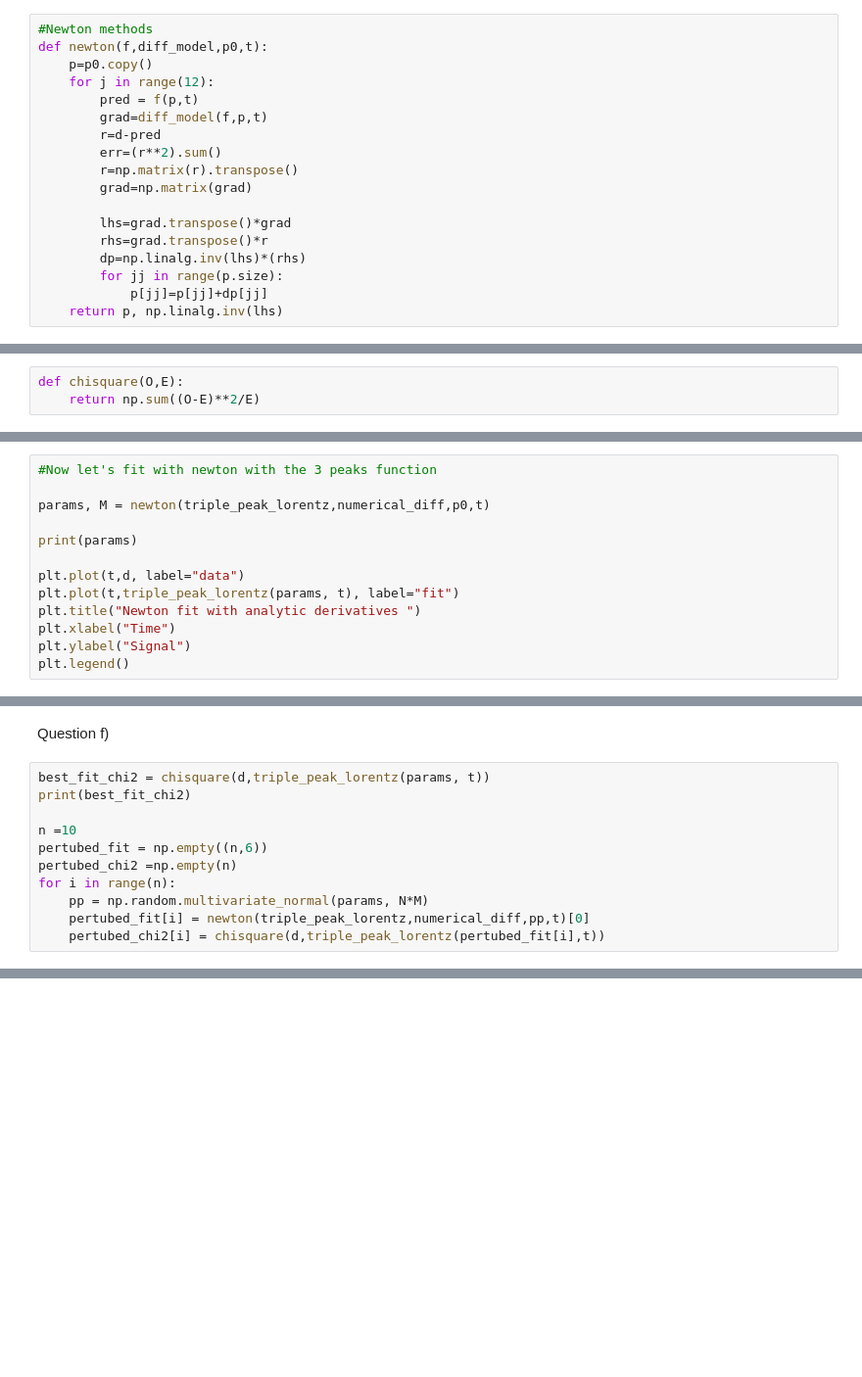
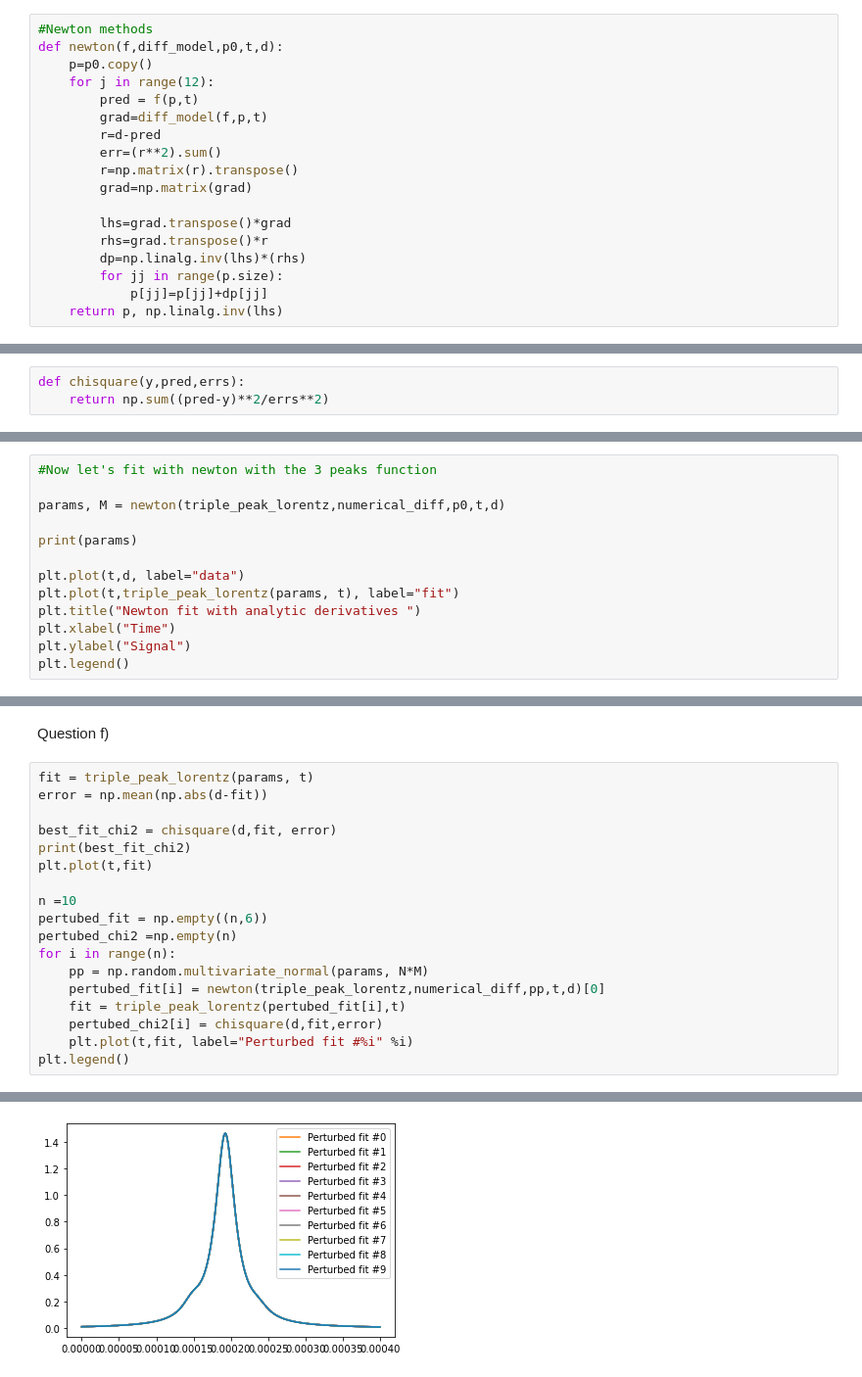
Before and after one commit to n-desjardins/phys512-2022, a Jupyter notebook: PSET4/pset4_notebook.ipynb, the cells around one changed output, grey strips where cells are left out. Shown: that part at 98% size. Drawn from its saved outputs; the diff is of its cells as text; blank space fills up the shorter version.

```diff
--- a/PSET4/pset4_notebook.ipynb
+++ b/PSET4/pset4_notebook.ipynb
@@ -50,7 +50,7 @@ def triple_peak_lorentz(p,t):
     return lorentz1+lorentz2+lorentz3
 # %%
 #Newton methods
-def newton(f,diff_model,p0,t):
+def newton(f,diff_model,p0,t,d):
     p=p0.copy()
     for j in range(12):
         pred = f(p,t)
@@ -89,5 +93,5 @@ def mcmc(fun,pars,trial_step,data,nstep=20000,T=1):
         chisq[i]=chi_cur
     return chain,chisq
 # %%
-def chisquare(O,E):
-    return np.sum((O-E)**2/E)
+def chisquare(y,pred,errs):
+    return np.sum((pred-y)**2/errs**2)
@@ -229,7 +242,7 @@ plt.legend()
 # %%
 #Now let's fit with newton with the 3 peaks function
 
-params, M = newton(triple_peak_lorentz,numerical_diff,p0,t)
+params, M = newton(triple_peak_lorentz,numerical_diff,p0,t,d)
 
 print(params)
 
@@ -276,14 +289,21 @@ As we can see the residuals have a lot of structure
 # %% [markdown]
 Question f)
 # %%
-best_fit_chi2 = chisquare(d,triple_peak_lorentz(params, t))
+fit = triple_peak_lorentz(params, t)
+error = np.mean(np.abs(d-fit))
+
+best_fit_chi2 = chisquare(d,fit, error)
 print(best_fit_chi2)
+plt.plot(t,fit)
 
 n =10
 pertubed_fit = np.empty((n,6))
 pertubed_chi2 =np.empty(n)
 for i in range(n):
     pp = np.random.multivariate_normal(params, N*M)
-    pertubed_fit[i] = newton(triple_peak_lorentz,numerical_diff,pp,t)[0]
-    pertubed_chi2[i] = chisquare(d,triple_peak_lorentz(pertubed_fit[i],t))
+    pertubed_fit[i] = newton(triple_peak_lorentz,numerical_diff,pp,t,d)[0]
+    fit = triple_peak_lorentz(pertubed_fit[i],t)
+    pertubed_chi2[i] = chisquare(d,fit,error)
+    plt.plot(t,fit, label="Perturbed fit #%i" %i)
+plt.legend()
 # %% [output]
@@ -290,0 +312 @@ for i in range(n):
+[figure, added]
```
Also changed, not shown: parts of 20 cells of this notebook.
